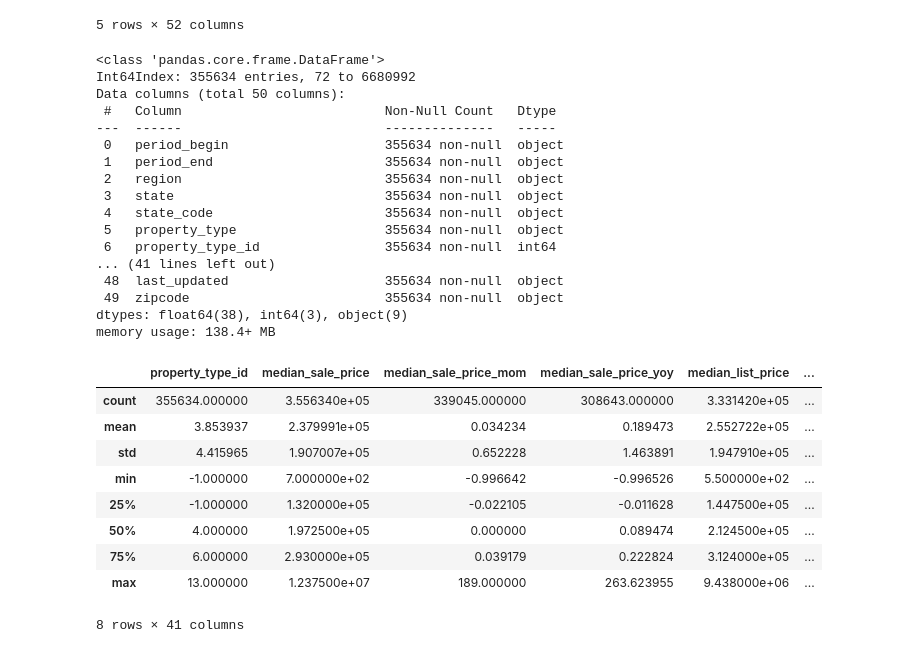
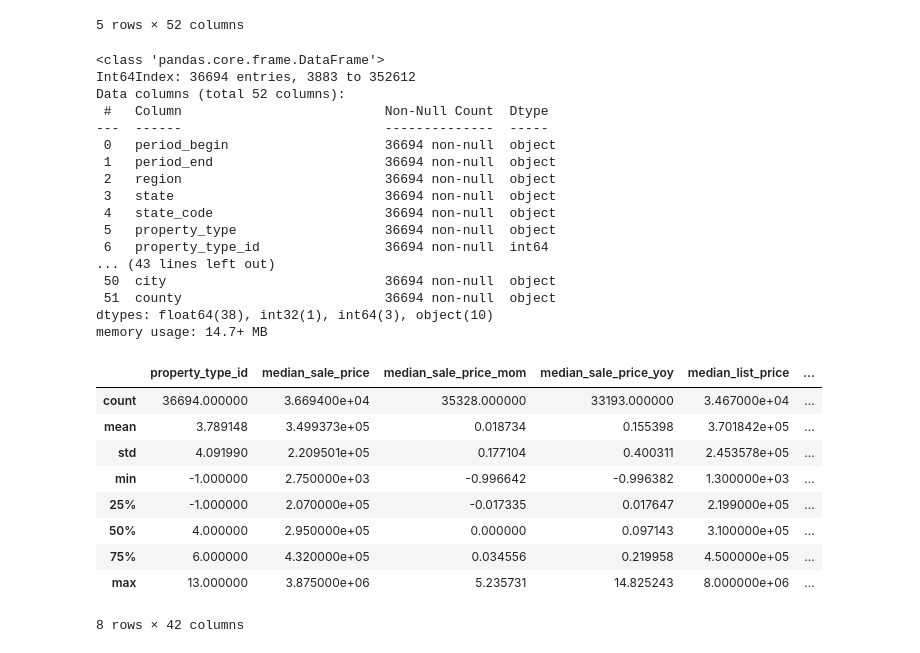
Before and after one commit to zarbin/UTA_Project-1, a Jupyter notebook: DataPull_Redfin.ipynb, the cells around one changed output. Saved outputs shown, nothing was run; the diff lists cells and outputs as text; code cells hidden in the pictures.

```diff
--- a/DataPull_Redfin.ipynb
+++ b/DataPull_Redfin.ipynb
@@ -84,12 +84,16 @@ rename_cols = {'place': 'city',
 texas_merge_df.rename(columns=rename_cols,
           inplace=True)
 
+#list if counties to focus on
+counties_list = ['Williamson', 'Travis', 'Hays', 'Bastrop', 'Caldwell']
+
+#filter texas dataset to counties we are interested in
+texas_counties_df = texas_merge_df.loc[texas_merge_df['county'].isin(counties_list)]
+
+
 #preview
-print('Num of rows:', len(texas_merge_df))
-texas_merge_df.head()
-
-#csv export
-#texas_merge_df.to_csv('redfin_texas_export_new.csv')
+print('Num of rows:', len(texas_counties_df))
+texas_counties_df.head()
 # %% [output]
 Num of rows: 354096
 |  | period_begin | period_end | region | state | state_code | property_type | property_type_id | ... |
@@ -102,33 +109,33 @@ Num of rows: 354096
 # %%
-texas_merge_df.info()
-texas_merge_df.describe()
+texas_counties_df.info()
+texas_counties_df.describe()
 # %% [output]
 <class 'pandas.core.frame.DataFrame'>
-Int64Index: 355634 entries, 72 to 6680992
-Data columns (total 50 columns):
- #   Column                          Non-Null Count   Dtype
----  ------                          --------------   -----
- 0   period_begin                    355634 non-null  object
- 1   period_end                      355634 non-null  object
- 2   region                          355634 non-null  object
- 3   state                           355634 non-null  object
- 4   state_code                      355634 non-null  object
- 5   property_type                   355634 non-null  object
- 6   property_type_id                355634 non-null  int64
-... (41 lines left out)
- 48  last_updated                    355634 non-null  object
- 49  zipcode                         355634 non-null  object
-dtypes: float64(38), int64(3), object(9)
-memory usage: 138.4+ MB
+Int64Index: 36694 entries, 3883 to 352612
+Data columns (total 52 columns):
+ #   Column                          Non-Null Count  Dtype
+---  ------                          --------------  -----
+ 0   period_begin                    36694 non-null  object
+ 1   period_end                      36694 non-null  object
+ 2   region                          36694 non-null  object
+ 3   state                           36694 non-null  object
+ 4   state_code                      36694 non-null  object
+ 5   property_type                   36694 non-null  object
+ 6   property_type_id                36694 non-null  int64
+... (43 lines left out)
+ 50  city                            36694 non-null  object
+ 51  county                          36694 non-null  object
+dtypes: float64(38), int32(1), int64(3), object(10)
+memory usage: 14.7+ MB
 |  | property_type_id | median_sale_price | median_sale_price_mom | median_sale_price_yoy | median_list_price | ... |
-| count | 355634.000000 | 3.556340e+05 | 339045.000000 | 308643.000000 | 3.331420e+05 | ... |
-| mean | 3.853937 | 2.379991e+05 | 0.034234 | 0.189473 | 2.552722e+05 | ... |
-| std | 4.415965 | 1.907007e+05 | 0.652228 | 1.463891 | 1.947910e+05 | ... |
-| min | -1.000000 | 7.000000e+02 | -0.996642 | -0.996526 | 5.500000e+02 | ... |
-| 25% | -1.000000 | 1.320000e+05 | -0.022105 | -0.011628 | 1.447500e+05 | ... |
-| 50% | 4.000000 | 1.972500e+05 | 0.000000 | 0.089474 | 2.124500e+05 | ... |
-| 75% | 6.000000 | 2.930000e+05 | 0.039179 | 0.222824 | 3.124000e+05 | ... |
-| max | 13.000000 | 1.237500e+07 | 189.000000 | 263.623955 | 9.438000e+06 | ... |
+| count | 36694.000000 | 3.669400e+04 | 35328.000000 | 33193.000000 | 3.467000e+04 | ... |
+| mean | 3.789148 | 3.499373e+05 | 0.018734 | 0.155398 | 3.701842e+05 | ... |
+| std | 4.091990 | 2.209501e+05 | 0.177104 | 0.400311 | 2.453578e+05 | ... |
+| min | -1.000000 | 2.750000e+03 | -0.996642 | -0.996382 | 1.300000e+03 | ... |
+| 25% | -1.000000 | 2.070000e+05 | -0.017335 | 0.017647 | 2.199000e+05 | ... |
+| 50% | 4.000000 | 2.950000e+05 | 0.000000 | 0.097143 | 3.100000e+05 | ... |
+| 75% | 6.000000 | 4.320000e+05 | 0.034556 | 0.219958 | 4.500000e+05 | ... |
+| max | 13.000000 | 3.875000e+06 | 5.235731 | 14.825243 | 8.000000e+06 | ... |
-8 rows × 41 columns
+8 rows × 42 columns
 # %%
 #Do some discovery of data here
```
Also changed, not shown: parts of 3 cells of this notebook, 1 other file.
